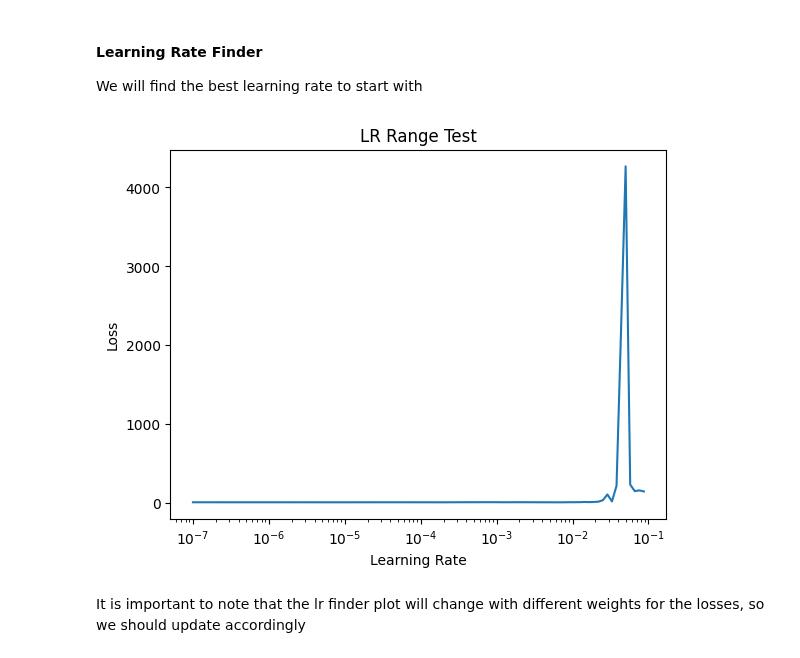
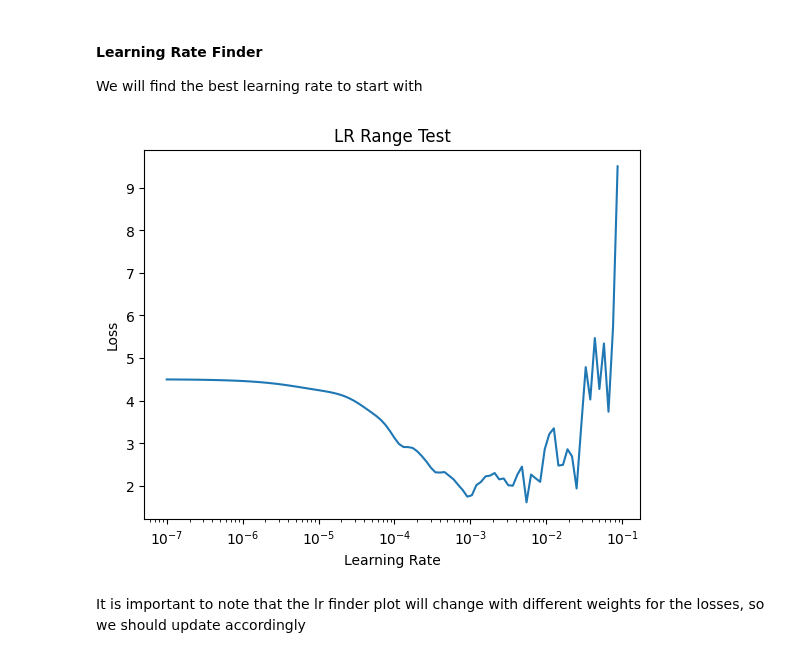
Before and after one commit to oduolaidrisA/Scientific-Machine-Learning-for-QEP, a Jupyter notebook: RqPINN_with_attention/rqpinn-harmonic-oscillator-potential.ipynb, the cells around one changed output. Saved outputs shown, nothing was run; the diff lists cells and outputs as text; code cells hidden in the pictures.

```diff
--- a/RqPINN_with_attention/rqpinn-harmonic-oscillator-potential.ipynb
+++ b/RqPINN_with_attention/rqpinn-harmonic-oscillator-potential.ipynb
@@ -66,8 +66,8 @@ def dfx(f, x):
   return torch.stack(grads, dim=-1)
 # %%
 #Defining the hyperparameters
-t0 =-5; tf = 5; xbc = 0; eig_num = 5; gauss_num = 10 #Guess_num = 20 for the other pre_trainer
-col_pts = 50;  layers = [1,512,512,256,256,128,gauss_num] #This is layer structure for the pretrained model
+t0 =-5; tf = 5; xbc = 0; eig_num = 5; gauss_num = 20 #Guess_num = 20 for the other pre_trainer
+col_pts = 200 ;  layers = [1,512,512,256,256,128,gauss_num] #This is layer structure for the pretrained model
 epochs =10000
 # %%
 #Defining the Parametric Solution
@@ -157,9 +157,13 @@ class transferred_model(nn.Module):
     def __init__(self, pretrained_model):
         super().__init__()
         self.activation = sine()
-        self.features_list = pretrained_model.linears[:-1]  # all layers except last
+        self.features_list = nn.ModuleList(pretrained_model.linears[:-1])  # all layers except last
         self.new_head1 = nn.Linear(128, 64)
         self.new_head2 = nn.Linear(64, eig_num)
+
+        #Freeze pretrained model weights
+        for param in self.features_list.parameters():
+            param.requires_grad = False
 
     def forward(self, t):
         for layer in self.features_list:
@@ -172,10 +176,10 @@ class transferred_model(nn.Module):
 gaussian_model = pre_trainerclass(layers) #holder to initialize the pre-trained model weights
 
 #The checkpoint
-checkpoint = torch.load('checkpoints/gauss_modulated_pre_trainer.pth')
+checkpoint = torch.load('checkpoints/pre_trainer_no_ortho.pth', map_location=torch.device('cuda'))
 
 gaussian_model.load_state_dict(checkpoint['model_state_dict'])  #Load the weights into the holder
-gaussian_model.eval() #Set to evaluation
+#gaussian_model.eval() #Set to evaluation
 transfer_model = transferred_model(gaussian_model) #Transfer the model
 # %% [markdown]
 #### Learning Rate Finder
@@ -183,7 +187,7 @@ We will find the best learning rate to start with
 # %%
 #We want to find the best lr for our defined model
 model_lr = transfer_model.to(device)
-optimizer_lr = optim.Adam(model_lr.parameters(), lr=1e-7, betas = betas)
+optimizer_lr = optim.Adam(model_lr.parameters(), lr=1e-7)
 # %%
 def common_train_step(NN,t0,tf,xbc,t_rand):
     vx = V(t_rand)
@@ -206,35 +210,35 @@ lrs = []
 
 start_lr = 1e-7
 end_lr = 1e-1
 num_iter = 100
 lr_mult = (end_lr / start_lr) ** (1/num_iter)
 
 lr = start_lr
 
 for iteration in range(num_iter):
     optimizer_lr.param_groups[0]['lr'] = lr
 
     optimizer_lr.zero_grad()
     pde_loss,cosine_loss, _ = common_train_step(model_lr,t0,tf,xbc,x_lhs)
-    loss = pde_loss + cosine_loss
+    loss = pde_loss + 10*cosine_loss
     loss.backward()
 
     optimizer_lr.step()
 
     lrs.append(lr)
     losses.append(loss.item())
 
     lr *= lr_mult  # increase learning rate exponentially
 
 # Plot the result
 plt.plot(lrs, losses)
 plt.xscale('log')
 plt.xlabel('Learning Rate')
 plt.ylabel('Loss')
 plt.title('LR Range Test')
 plt.show()
 # %% [output]
-[figure, old version]
+[figure, new version]
 # %% [markdown]
 It is important to note that the lr finder plot will change with different weights for the losses, so we should update accordingly
 # %% [markdown]
```
Also changed, not shown: parts of 7 cells of this notebook.
